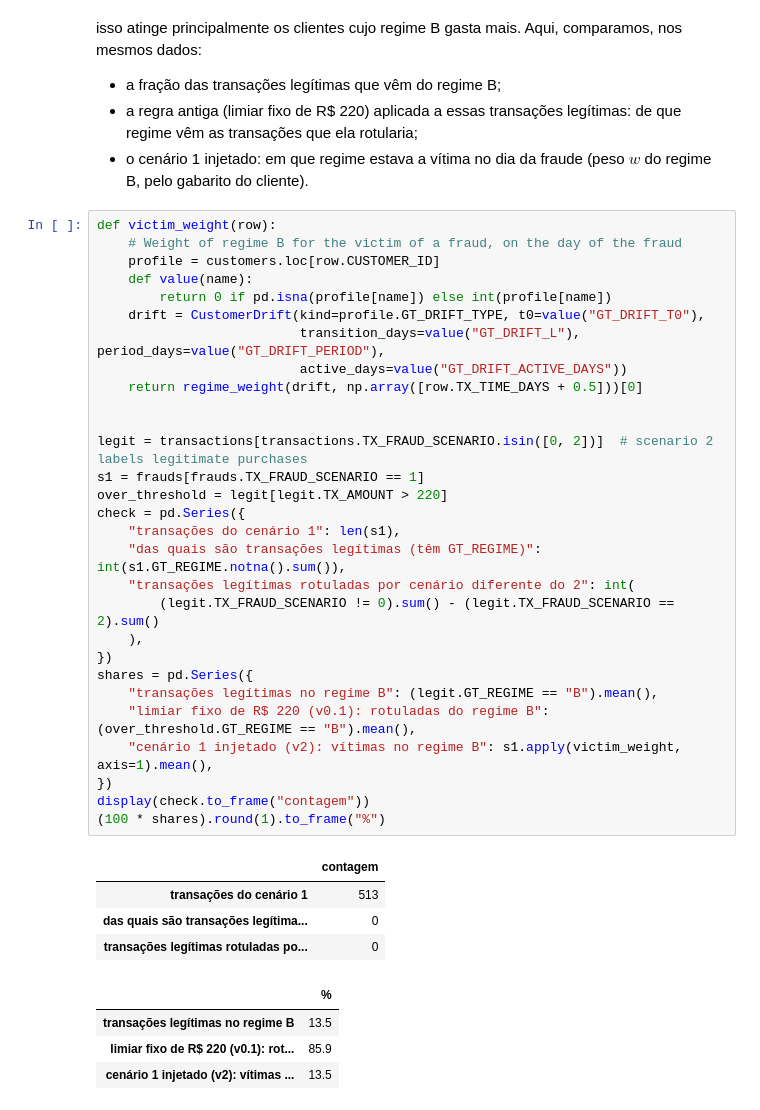
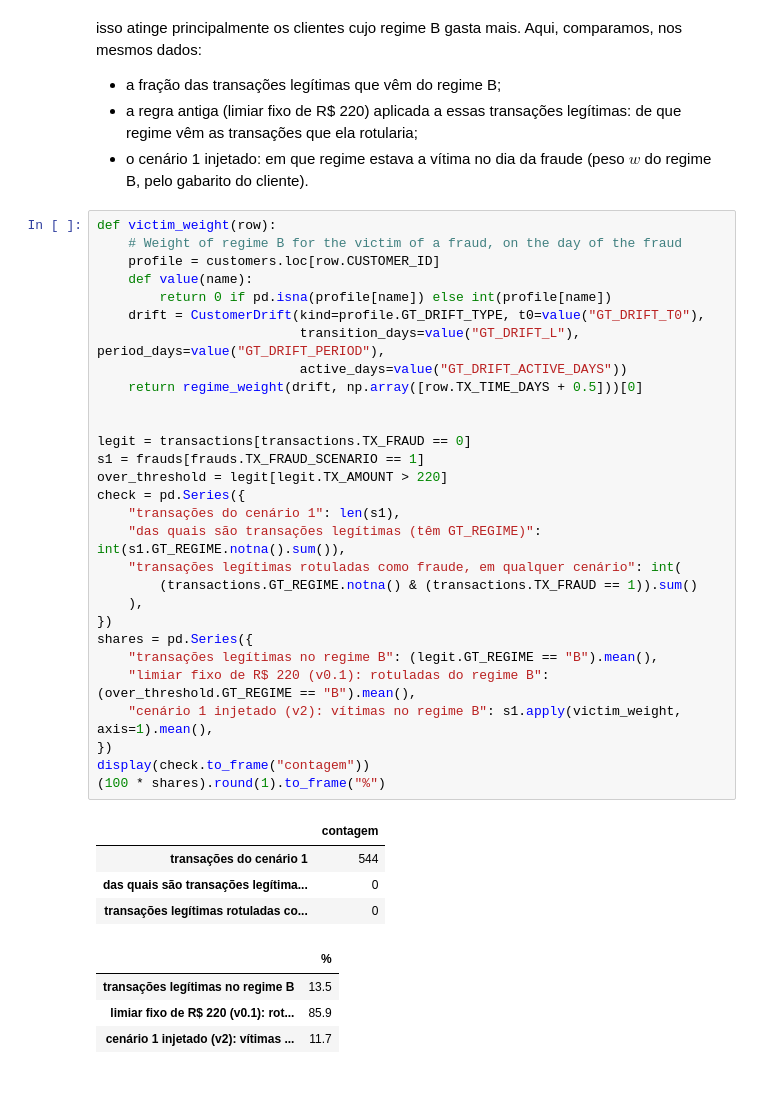
Before and after one commit to alexandreclem/synccfd, a Jupyter notebook: examples/frauds.ipynb, the cells around one changed output. Drawn from its saved outputs; the diff is of its cells as text.

```diff
--- a/examples/frauds.ipynb
+++ b/examples/frauds.ipynb
@@ -235,41 +286,41 @@ comparamos, nos mesmos dados:
 # %%
 def victim_weight(row):
     # Weight of regime B for the victim of a fraud, on the day of the fraud
     profile = customers.loc[row.CUSTOMER_ID]
     def value(name):
         return 0 if pd.isna(profile[name]) else int(profile[name])
     drift = CustomerDrift(kind=profile.GT_DRIFT_TYPE, t0=value("GT_DRIFT_T0"),
                           transition_days=value("GT_DRIFT_L"), period_days=value("GT_DRIFT_PERIOD"),
                           active_days=value("GT_DRIFT_ACTIVE_DAYS"))
     return regime_weight(drift, np.array([row.TX_TIME_DAYS + 0.5]))[0]
 
 
-legit = transactions[transactions.TX_FRAUD_SCENARIO.isin([0, 2])]  # scenario 2 labels legitimate purchases
+legit = transactions[transactions.TX_FRAUD == 0]
 s1 = frauds[frauds.TX_FRAUD_SCENARIO == 1]
 over_threshold = legit[legit.TX_AMOUNT > 220]
 check = pd.Series({
     "transações do cenário 1": len(s1),
     "das quais são transações legítimas (têm GT_REGIME)": int(s1.GT_REGIME.notna().sum()),
-    "transações legítimas rotuladas por cenário diferente do 2": int(
-        (legit.TX_FRAUD_SCENARIO != 0).sum() - (legit.TX_FRAUD_SCENARIO == 2).sum()
+    "transações legítimas rotuladas como fraude, em qualquer cenário": int(
+        (transactions.GT_REGIME.notna() & (transactions.TX_FRAUD == 1)).sum()
     ),
 })
 shares = pd.Series({
     "transações legítimas no regime B": (legit.GT_REGIME == "B").mean(),
     "limiar fixo de R$ 220 (v0.1): rotuladas do regime B": (over_threshold.GT_REGIME == "B").mean(),
     "cenário 1 injetado (v2): vítimas no regime B": s1.apply(victim_weight, axis=1).mean(),
 })
 display(check.to_frame("contagem"))
 (100 * shares).round(1).to_frame("%")
 # %% [output]
 |  | contagem |
-| transações do cenário 1 | 513 |
+| transações do cenário 1 | 544 |
 | das quais são transações legítima... | 0 |
-| transações legítimas rotuladas po... | 0 |
+| transações legítimas rotuladas co... | 0 |
 |  | % |
 | transações legítimas no regime B | 13.5 |
 | limiar fixo de R$ 220 (v0.1): rot... | 85.9 |
-| cenário 1 injetado (v2): vítimas ... | 13.5 |
+| cenário 1 injetado (v2): vítimas ... | 11.7 |
 # %%
 fig, ax = plt.subplots(figsize=(9, 2.8))
 labels = ["transações legítimas\nno regime B", "cenário 1, limiar fixo de R$ 220\n(v0.1): vindas do regime B",
```
Also changed, not shown: parts of 13 cells of this notebook, 12 other files.
